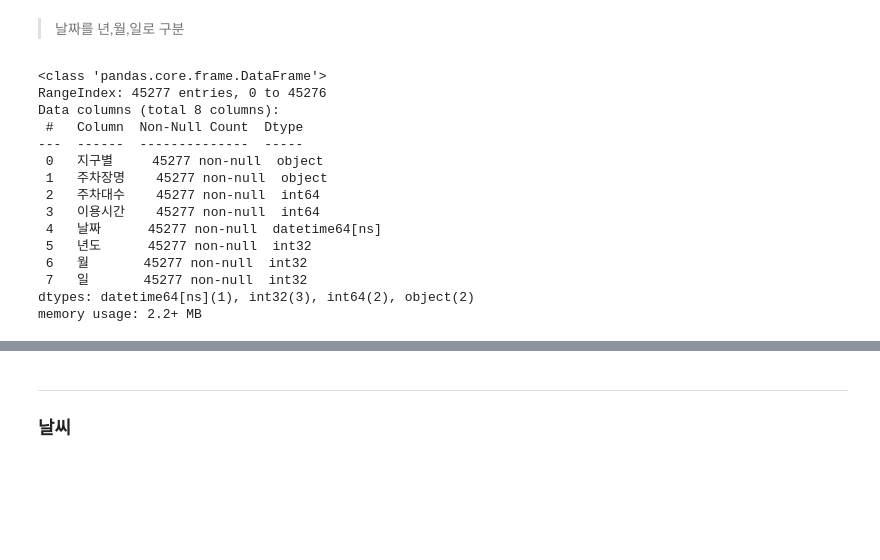
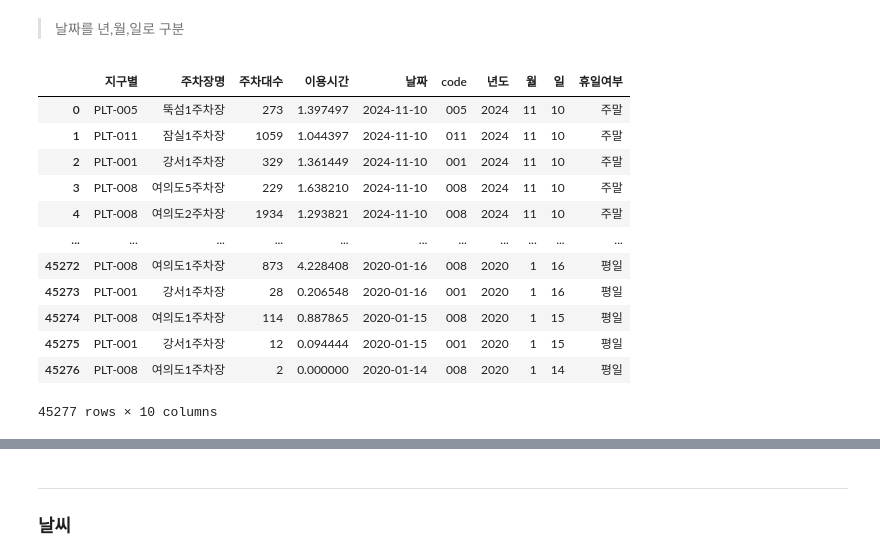
Before and after one commit to terryhyuk/HanGang_Mate, a Jupyter notebook: Python/DataAnalysis/seob/data_test.ipynb, the cells around one changed output, grey strips where cells are left out. Saved outputs shown, nothing was run; the diff lists cells and outputs as text; code cells hidden in the pictures; blank space fills up the shorter version.

```diff
--- a/Python/DataAnalysis/seob/data_test.ipynb
+++ b/Python/DataAnalysis/seob/data_test.ipynb
@@ -151,20 +173,18 @@ for code in 주차장일별['지구별']:
 # %%
-주차장일별.info()
+주차장일별
 # %% [output]
+|  | 지구별 | 주차장명 | 주차대수 | 이용시간 | 날짜 | code | 년도 | 월 | 일 | 휴일여부 |
+| 0 | PLT-005 | 뚝섬1주차장 | 273 | 1.397497 | 2024-11-10 | 005 | 2024 | 11 | 10 | 주말 |
+| 1 | PLT-011 | 잠실1주차장 | 1059 | 1.044397 | 2024-11-10 | 011 | 2024 | 11 | 10 | 주말 |
+| 2 | PLT-001 | 강서1주차장 | 329 | 1.361449 | 2024-11-10 | 001 | 2024 | 11 | 10 | 주말 |
+| 3 | PLT-008 | 여의도5주차장 | 229 | 1.638210 | 2024-11-10 | 008 | 2024 | 11 | 10 | 주말 |
+| 4 | PLT-008 | 여의도2주차장 | 1934 | 1.293821 | 2024-11-10 | 008 | 2024 | 11 | 10 | 주말 |
+| ... | ... | ... | ... | ... | ... | ... | ... | ... | ... | ... |
+| 45272 | PLT-008 | 여의도1주차장 | 873 | 4.228408 | 2020-01-16 | 008 | 2020 | 1 | 16 | 평일 |
+| 45273 | PLT-001 | 강서1주차장 | 28 | 0.206548 | 2020-01-16 | 001 | 2020 | 1 | 16 | 평일 |
+| 45274 | PLT-008 | 여의도1주차장 | 114 | 0.887865 | 2020-01-15 | 008 | 2020 | 1 | 15 | 평일 |
+| 45275 | PLT-001 | 강서1주차장 | 12 | 0.094444 | 2020-01-15 | 001 | 2020 | 1 | 15 | 평일 |
+| 45276 | PLT-008 | 여의도1주차장 | 2 | 0.000000 | 2020-01-14 | 008 | 2020 | 1 | 14 | 평일 |
-<class 'pandas.core.frame.DataFrame'>
-RangeIndex: 45277 entries, 0 to 45276
-Data columns (total 8 columns):
- #   Column  Non-Null Count  Dtype
----  ------  --------------  -----
- 0   지구별     45277 non-null  object
- 1   주차장명    45277 non-null  object
- 2   주차대수    45277 non-null  int64
- 3   이용시간    45277 non-null  int64
- 4   날짜      45277 non-null  datetime64[ns]
- 5   년도      45277 non-null  int32
- 6   월       45277 non-null  int32
- 7   일       45277 non-null  int32
-dtypes: datetime64[ns](1), int32(3), int64(2), object(2)
-memory usage: 2.2+ MB
+45277 rows × 10 columns
 # %%
 %pip install holidays
```
Also changed, not shown: parts of 11 cells of this notebook.
